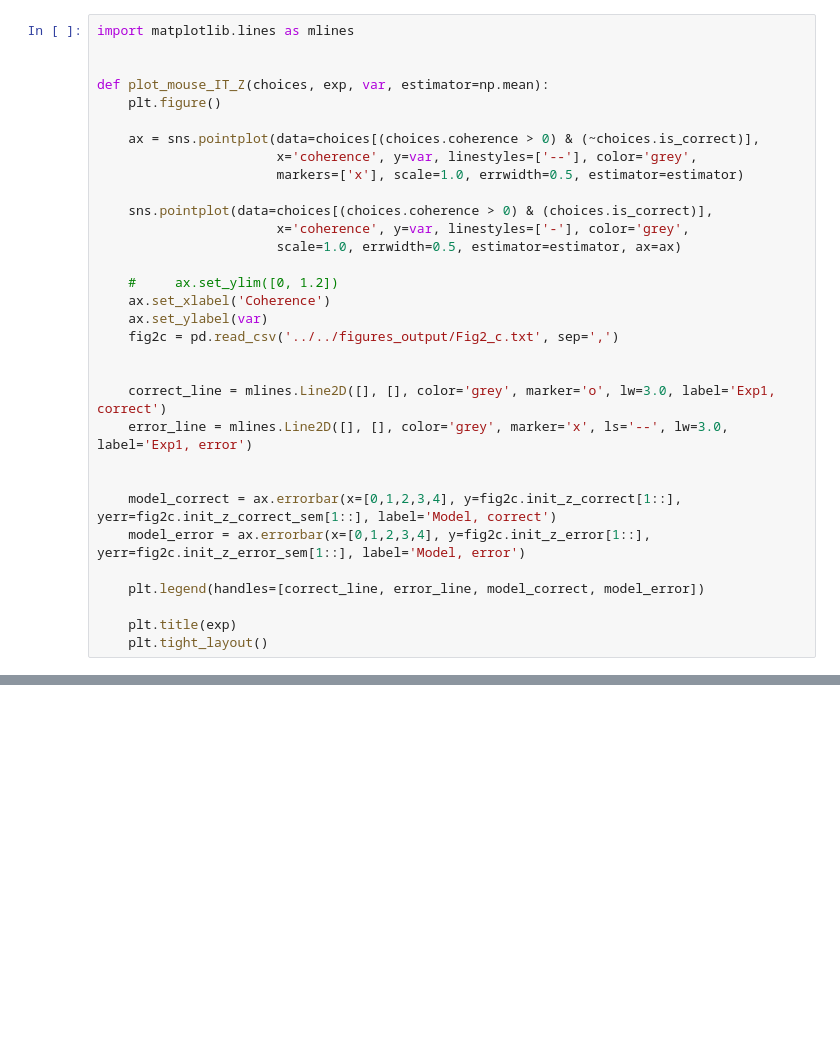
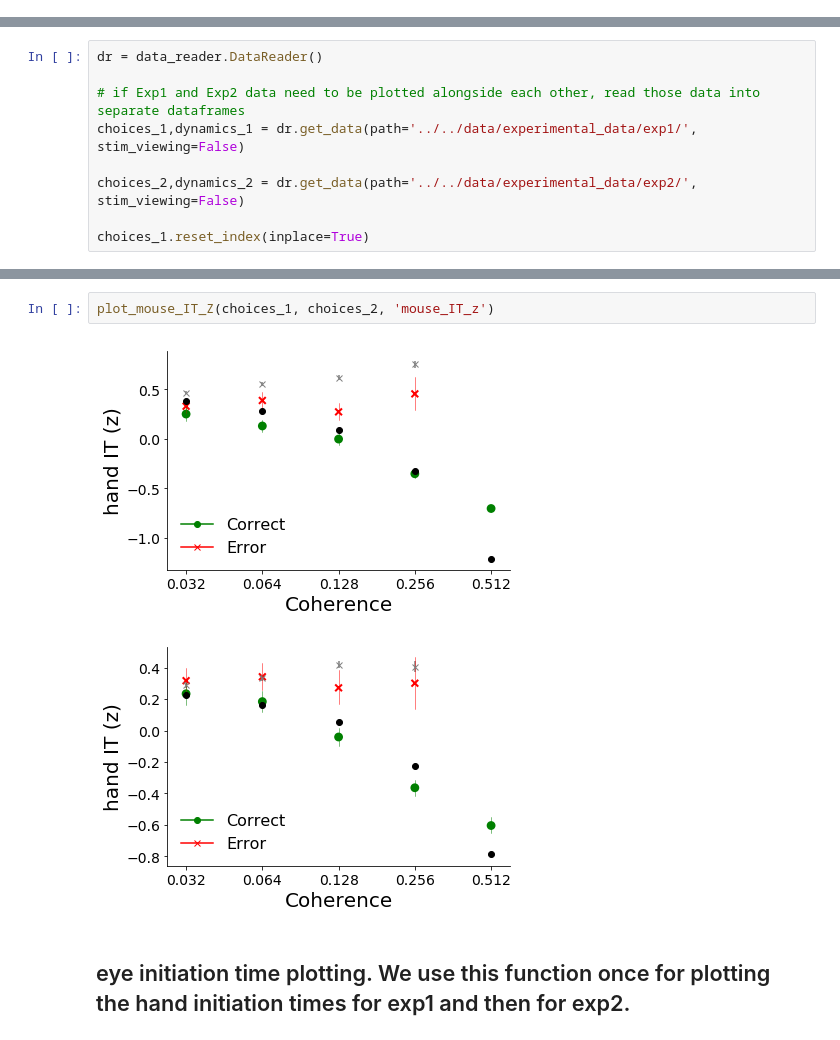
Before and after one commit to nidstigator/com_fixed_duration, a Jupyter notebook: plotting_code/python/results_notebook.ipynb, the cells around one changed output, grey strips where cells are left out. Drawn from its saved outputs; the diff is of its cells as text; blank space fills up the shorter version.

```diff
--- a/plotting_code/python/results_notebook.ipynb
+++ b/plotting_code/python/results_notebook.ipynb
@@ -202,32 +0,0 @@ plot_figure_3()
-# %%
-import matplotlib.lines as mlines
-
-
-def plot_mouse_IT_Z(choices, exp, var, estimator=np.mean):
-    plt.figure()
-
-    ax = sns.pointplot(data=choices[(choices.coherence > 0) & (~choices.is_correct)],
-                       x='coherence', y=var, linestyles=['--'], color='grey',
-                       markers=['x'], scale=1.0, errwidth=0.5, estimator=estimator)
-
-    sns.pointplot(data=choices[(choices.coherence > 0) & (choices.is_correct)],
-                       x='coherence', y=var, linestyles=['-'], color='grey',
-                       scale=1.0, errwidth=0.5, estimator=estimator, ax=ax)
-
-    #     ax.set_ylim([0, 1.2])
-    ax.set_xlabel('Coherence')
-    ax.set_ylabel(var)
-    fig2c = pd.read_csv('../../figures_output/Fig2_c.txt', sep=',')
-
-
-    correct_line = mlines.Line2D([], [], color='grey', marker='o', lw=3.0, label='Exp1, correct')
-    error_line = mlines.Line2D([], [], color='grey', marker='x', ls='--', lw=3.0, label='Exp1, error')
-
-
-    model_correct = ax.errorbar(x=[0,1,2,3,4], y=fig2c.init_z_correct[1::], yerr=fig2c.init_z_correct_sem[1::], label='Model, correct')
-    model_error = ax.errorbar(x=[0,1,2,3,4], y=fig2c.init_z_error[1::], yerr=fig2c.init_z_error_sem[1::], label='Model, error')
-
-    plt.legend(handles=[correct_line, error_line, model_correct, model_error])
-
-    plt.title(exp)
-    plt.tight_layout()
@@ -288,0 +18,9 @@ plot_eye_IT_Z(choices_1, 'exp1', var='eye_IT_z')
+# %%
+dr = data_reader.DataReader()
+
+# if Exp1 and Exp2 data need to be plotted alongside each other, read those data into separate dataframes
+choices_1,dynamics_1 = dr.get_data(path='../../data/experimental_data/exp1/', stim_viewing=False)
+
+choices_2,dynamics_2 = dr.get_data(path='../../data/experimental_data/exp2/', stim_viewing=False)
+
+choices_1.reset_index(inplace=True)
@@ -288,0 +458,7 @@ plot_eye_IT_Z(choices_1, 'exp1', var='eye_IT_z')
+# %%
+plot_mouse_IT_Z(choices_1, choices_2, 'mouse_IT_z')
+# %% [output]
+[figure, added]
+[figure, added]
+# %% [markdown]
+## eye initiation time plotting. We use this function once for plotting the hand initiation times for exp1 and then for exp2.
```
Also changed, not shown: parts of 46 cells of this notebook, 14 other files.
